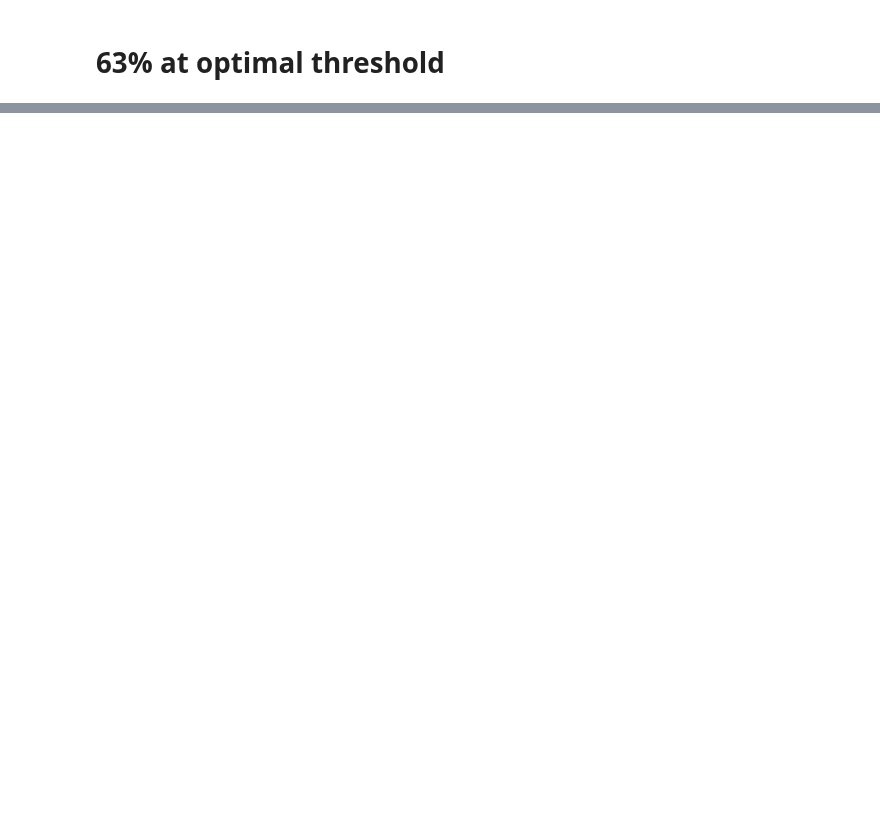
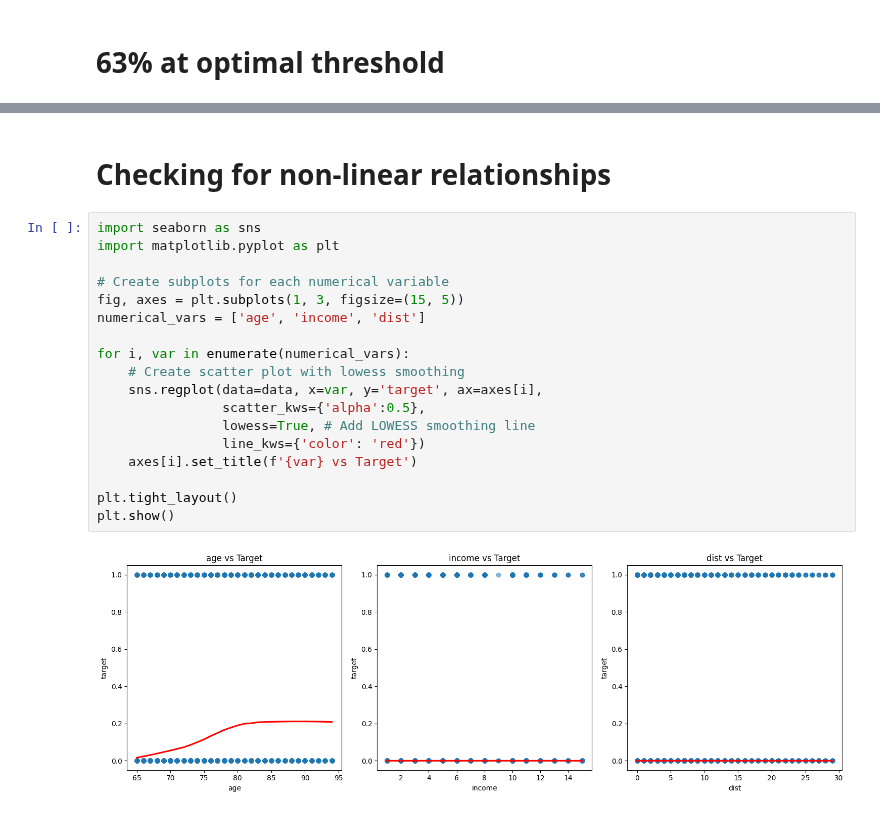
Before and after one commit to Jacob-J-Richards/DS_DA_Projects, a Jupyter notebook: Marketing_Prediction/Model_builds_comparison.ipynb, the cells around one changed output, grey strips where cells are left out. Saved outputs shown, nothing was run; the diff lists cells and outputs as text; blank space fills up the shorter version.

```diff
--- a/Marketing_Prediction/Model_builds_comparison.ipynb
+++ b/Marketing_Prediction/Model_builds_comparison.ipynb
@@ -404,0 +645,22 @@ display(data_shuffled_lr.head())
+# %% [markdown]
+# Checking for non-linear relationships
+# %%
+import seaborn as sns
+import matplotlib.pyplot as plt
+
+# Create subplots for each numerical variable
+fig, axes = plt.subplots(1, 3, figsize=(15, 5))
+numerical_vars = ['age', 'income', 'dist']
+
+for i, var in enumerate(numerical_vars):
+    # Create scatter plot with lowess smoothing
+    sns.regplot(data=data, x=var, y='target', ax=axes[i],
+                scatter_kws={'alpha':0.5},
+                lowess=True, # Add LOWESS smoothing line
+                line_kws={'color': 'red'})
+    axes[i].set_title(f'{var} vs Target')
+
+plt.tight_layout()
+plt.show()
+# %% [output]
+[figure, added]
```
Also changed, not shown: parts of 23 cells of this notebook.
